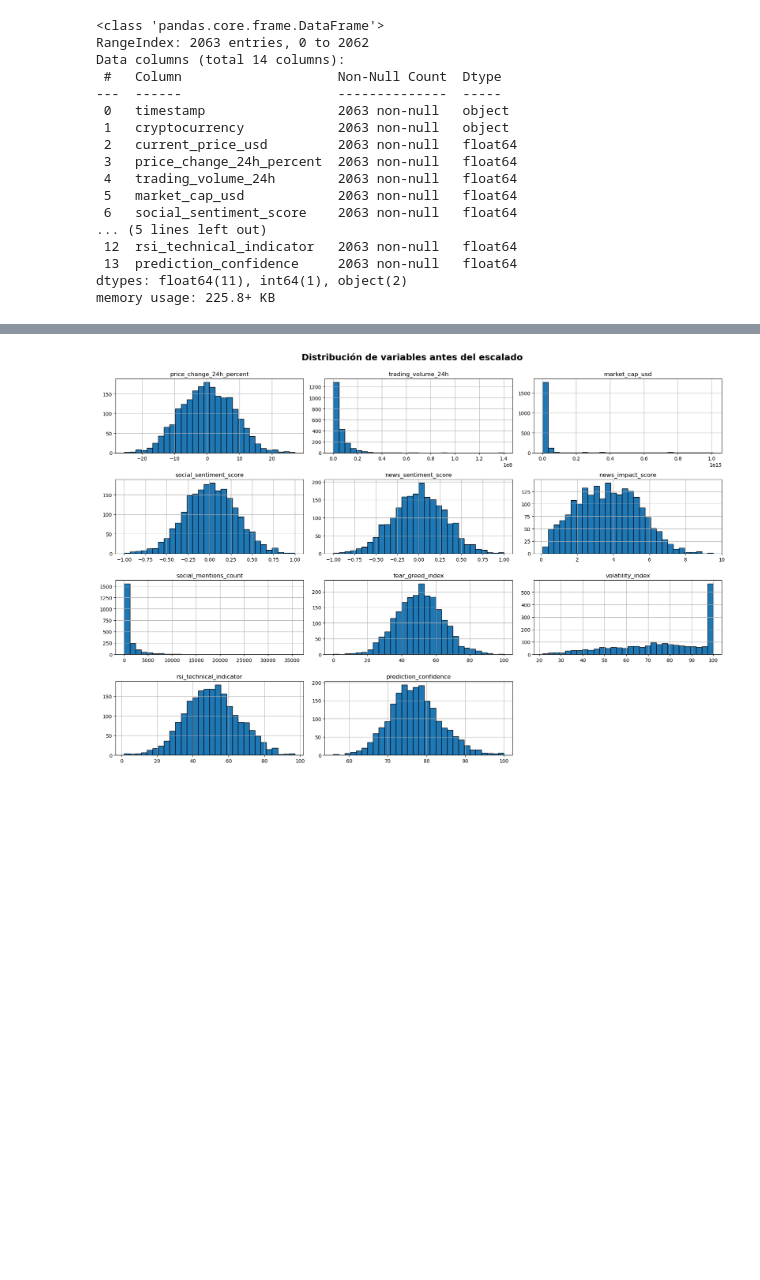
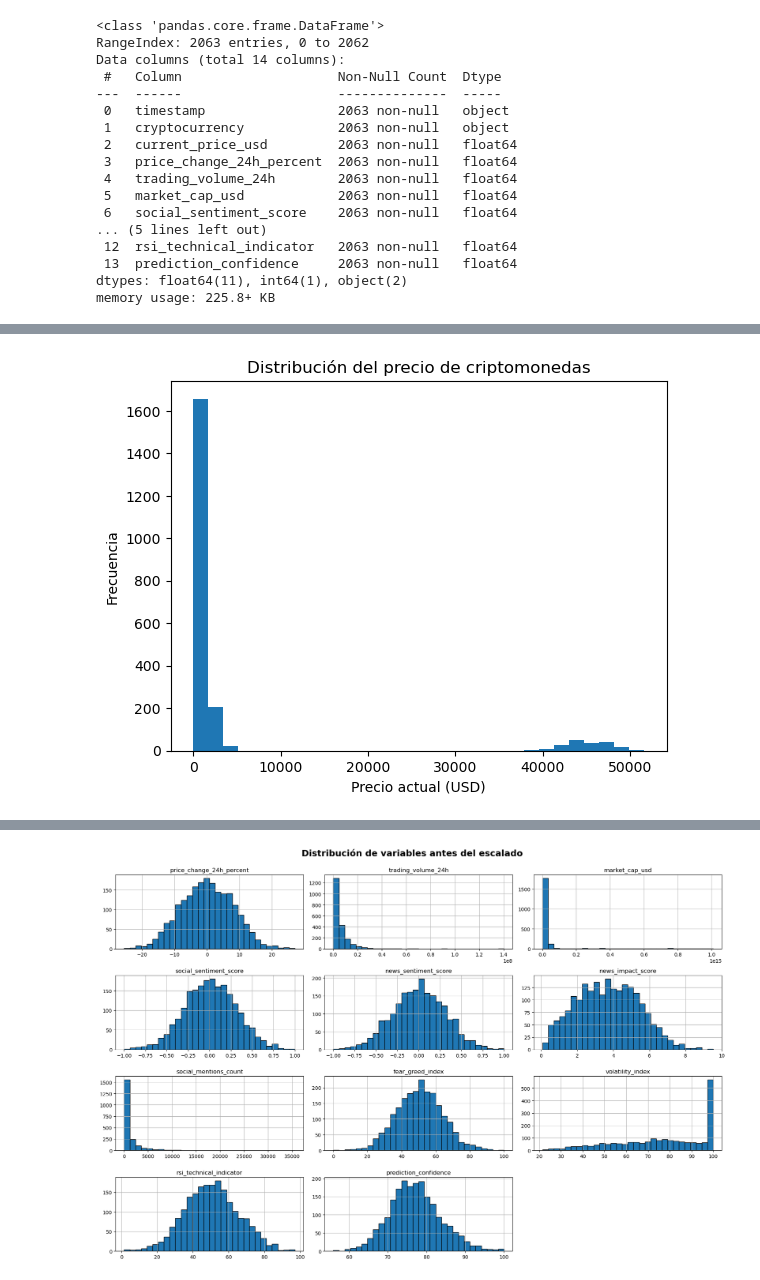
Before and after one commit to Ivan-Beltran/investigacion_manchineLearning, a Jupyter notebook: cryptocurrencyPrice.ipynb, the cells around one changed output, grey strips where cells are left out. Saved outputs shown, nothing was run; the diff lists cells and outputs as text; code cells hidden in the pictures; blank space fills up the shorter version.

Commit message:
actualizacion

```diff
--- a/cryptocurrencyPrice.ipynb
+++ b/cryptocurrencyPrice.ipynb
@@ -158,0 +165,8 @@ dtype: int64
+# %%
+plt.hist(data['current_price_usd'], bins=30)
+plt.xlabel('Precio actual (USD)')
+plt.ylabel('Frecuencia')
+plt.title('Distribución del precio de criptomonedas')
+plt.show()
+# %% [output]
+[figure, added]
```
Also changed, not shown: parts of 20 cells of this notebook.
